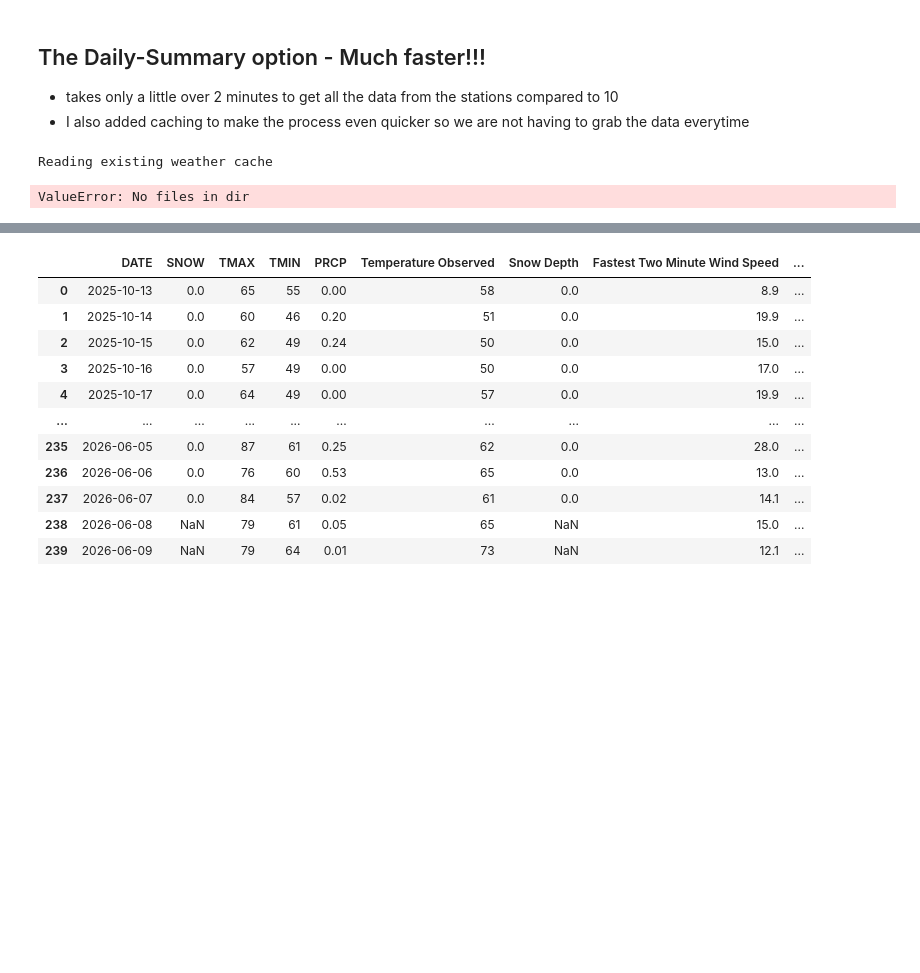
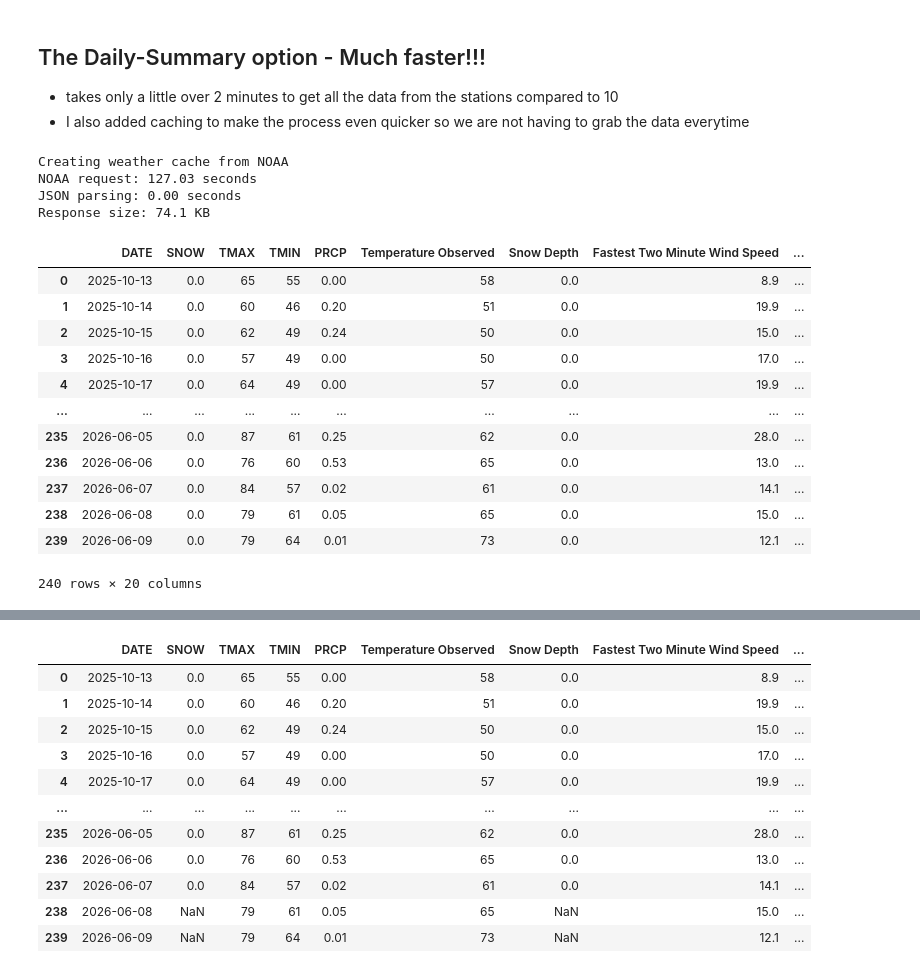
Before and after one commit to brocjac/The-Windigo-Data-Team-Summer-2026, a Jupyter notebook: Ice Depth Project/code/Weather_api.ipynb, the cells around one changed output, grey strips where cells are left out. Drawn from its saved outputs; the diff is of its cells as text; code cells hidden in the pictures; blank space fills up the shorter version.

Commit message:
Weather Data using NOAA and Meteo

```diff
--- a/Ice Depth Project/code/Weather_api.ipynb
+++ b/Ice Depth Project/code/Weather_api.ipynb
@@ -544,6 +544,8 @@ import pandas as pd
 import requests
 from datetime import datetime, timedelta
 from dotenv import load_dotenv
+from time import perf_counter
+from io import StringIO
 
 #-----------------------------------
 # HubSpot Data from Ice Rink Date
@@ -556,7 +558,7 @@ service_key = os.getenv("HUBSPOT_SERVICE_KEY")
 if not service_key:
     raise ValueError("HUBSPOT_SERVICE_KEY was not loaded")
 
-url = "https://api.hubapi.com/crm/v3/objects/contacts"
+hubspot_url = "https://api.hubapi.com/crm/v3/objects/contacts"
 
 headers_hub = {
     "Authorization": f"Bearer {service_key}"
@@ -574,8 +576,8 @@ params_hub = {
 
 rows = []
 
-while url:
-    r = requests.get(url, headers=headers_hub, params=params_hub)
+while hubspot_url:
+    r = requests.get(hubspot_url, headers=headers_hub, params=params_hub)
     r.raise_for_status()
     data = r.json()
 
@@ -590,8 +592,9 @@ while url:
 
         rows.append(row)
 
-    url = data.get("paging", {}).get("next", {}).get("link")
-    params = None
+    hubspot_url = data.get("paging", {}).get("next", {}).get("link")
+
+    params_hub = None
 
 ice_df = pd.DataFrame(rows)
 
@@ -614,19 +617,26 @@ CACHE_PATH = os.path.join(
 os.makedirs(CACHE_DIR, exist_ok=True)
 
 def fetch_noaa_data(stations, startDate, endDate):
-    url = "https://www.ncei.noaa.gov/access/services/data/v1"
+    noaa_url = "https://www.ncei.noaa.gov/access/services/data/v1"
 
     params = {
         "dataset": "daily-summaries",
         "stations": stations,
         "startDate": startDate.strftime("%Y-%m-%d"),
         "endDate": endDate.strftime("%Y-%m-%d"),
+        "dataTypes": (
+            "PRCP,SNOW,SNWD,TMAX,TMIN,TOBS,"
+            "WT03,WT04,WT05,WT06,WT09"
+        ),
         "format": "json",
         "units": "standard",
-        "includeAttributes": "false"
+        "includeAttributes": "false",
+        "includeStationName": "false",
+        "includeStationLocation": "false"
     }
-
-    response = requests.get(url, params=params, timeout=60)
+    start = perf_counter()
+    response = requests.get(noaa_url, params=params, timeout=60)
+    request_finished = perf_counter()
     response.raise_for_status()
 
     data = response.json()
@@ -638,6 +648,23 @@ def fetch_noaa_data(stations, startDate, endDate):
 
     if "DATE" in new_df.columns:
         new_df["DATE"] = pd.to_datetime(new_df["DATE"], errors="coerce").dt.normalize()
+
+    parse_finished = perf_counter()
+
+    print(
+        f"NOAA request: "
+        f"{request_finished - start:.2f} seconds"
+    )
+
+    print(
+        f"JSON parsing: "
+        f"{parse_finished - request_finished:.2f} seconds"
+    )
+
+    print(
+        f"Response size: "
+        f"{len(response.content) / 1024:.1f} KB"
+    )
 
     return new_df
 
@@ -759,41 +786,48 @@ w_cols = [
 ]
 
 mitchell_keep = ["DATE"] + w_cols
 
 weather_df = brookfield[brookfield_keep].merge(
     mitchell[mitchell_keep],
     on="DATE",
     how="left"
 )
 
-to_int = ['TMAX', 'TMIN', 'PRCP', 'TOBS', 'SNWD', 'WSF2', 'WDF2', 'AWND', 'WSF5', 'WDF5', 'WT01', 'WT03', 'WT08', 'WT02', 'WT09', 'WT06', 'WT04', 'WT05', 'SNOW']
+to_int = ['TMAX', 'TMIN', 'PRCP', 'TOBS', 'WT03', 'WT09', 'WT06', 'WT04', 'SNOW']
 
 for int in to_int:
     weather_df[int] = pd.to_numeric(weather_df[int])
 
 weather_df = weather_df.rename(
     columns={
         'TOBS': 'Temperature Observed',
         'SNWD': 'Snow Depth',
-        'WSF2': 'Fastest Two Minute Wind Speed',
-        'WDF2': 'Direction of Fastest Two Minute Wind',
-        'AWND': 'Average Daily Wind Speed',
-        'WSF5': 'Fastest Five Second Wind Speed',
-        'WDF5': 'Direction of Fastest Five Second Wind',
-        'WT01': 'Fog - Ice Fog - Freezing Fog',
-        'WT02': 'Heavy Fog or Heavy Freezing Fog',
         'WT03': 'Thunder',
         'WT04': 'Ice Pellets - Sleet - Snow Pellets - Small Hail',
         'WT05': 'Hail',
         'WT06': 'Glaze or Rime',
-        'WT08': 'Smoke or Haze',
         'WT09': 'Blowing or Drifting Snow'
     }
 )
 
 weather_df = weather_df.fillna(0)
 
 weather_df
 # %% [output]
-Reading existing weather cache
+Creating weather cache from NOAA
+NOAA request: 127.03 seconds
+JSON parsing: 0.00 seconds
+Response size: 74.1 KB
+|  | DATE | SNOW | TMAX | TMIN | PRCP | Temperature Observed | Snow Depth | Fastest Two Minute Wind Speed | ... |
+| 0 | 2025-10-13 | 0.0 | 65 | 55 | 0.00 | 58 | 0.0 | 8.9 | ... |
+| 1 | 2025-10-14 | 0.0 | 60 | 46 | 0.20 | 51 | 0.0 | 19.9 | ... |
+| 2 | 2025-10-15 | 0.0 | 62 | 49 | 0.24 | 50 | 0.0 | 15.0 | ... |
+| 3 | 2025-10-16 | 0.0 | 57 | 49 | 0.00 | 50 | 0.0 | 17.0 | ... |
+| 4 | 2025-10-17 | 0.0 | 64 | 49 | 0.00 | 57 | 0.0 | 19.9 | ... |
+| ... | ... | ... | ... | ... | ... | ... | ... | ... | ... |
+| 235 | 2026-06-05 | 0.0 | 87 | 61 | 0.25 | 62 | 0.0 | 28.0 | ... |
+| 236 | 2026-06-06 | 0.0 | 76 | 60 | 0.53 | 65 | 0.0 | 13.0 | ... |
+| 237 | 2026-06-07 | 0.0 | 84 | 57 | 0.02 | 61 | 0.0 | 14.1 | ... |
+| 238 | 2026-06-08 | 0.0 | 79 | 61 | 0.05 | 65 | 0.0 | 15.0 | ... |
+| 239 | 2026-06-09 | 0.0 | 79 | 64 | 0.01 | 73 | 0.0 | 12.1 | ... |
-ValueError: No files in dir
+240 rows × 20 columns
```
Also changed, not shown: parts of 5 cells of this notebook, 4 other files.
